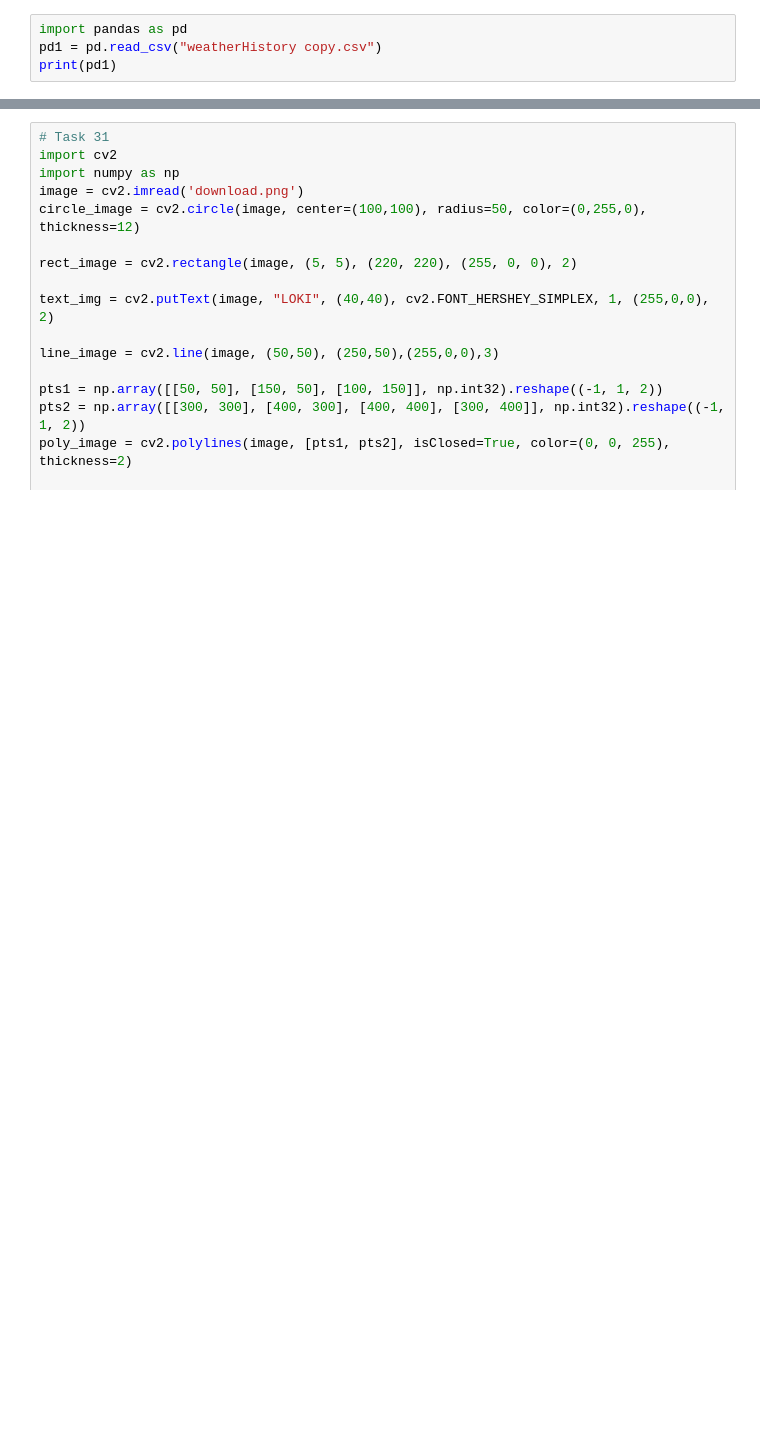
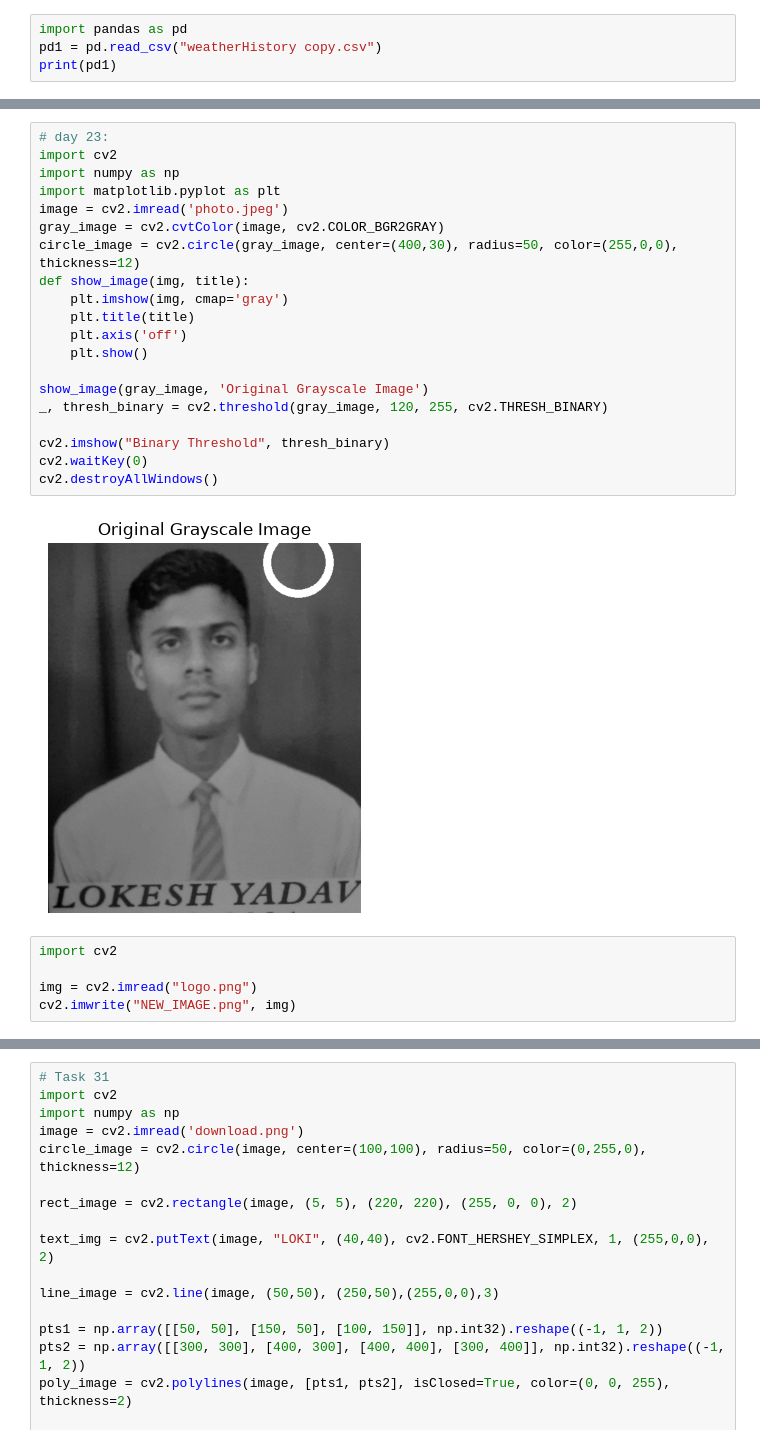
Before and after one commit to lokeshprg/BasicProjectsandTheory, a Jupyter notebook: iotramdom/testiot.ipynb, the cells around one changed output, grey strips where cells are left out. Drawn from its saved outputs; the diff is of its cells as text; blank space fills up the shorter version.

```diff
--- a/iotramdom/testiot.ipynb
+++ b/iotramdom/testiot.ipynb
@@ -4,0 +51,27 @@ print(pd1)
+# %%
+# day 23:
+import cv2
+import numpy as np
+import matplotlib.pyplot as plt
+image = cv2.imread('photo.jpeg')
+gray_image = cv2.cvtColor(image, cv2.COLOR_BGR2GRAY)
+circle_image = cv2.circle(gray_image, center=(400,30), radius=50, color=(255,0,0), thickness=12)
+def show_image(img, title):
+    plt.imshow(img, cmap='gray')
+    plt.title(title)
+    plt.axis('off')
+    plt.show()
+
+show_image(gray_image, 'Original Grayscale Image')
+_, thresh_binary = cv2.threshold(gray_image, 120, 255, cv2.THRESH_BINARY)
+
+cv2.imshow("Binary Threshold", thresh_binary)
+cv2.waitKey(0)
+cv2.destroyAllWindows()
+# %% [output]
+[figure, added]
+# %%
+import cv2
+
+img = cv2.imread("logo.png")
+cv2.imwrite("NEW_IMAGE.png", img)
```
Also changed, not shown: parts of 15 cells of this notebook, 37 other files.
